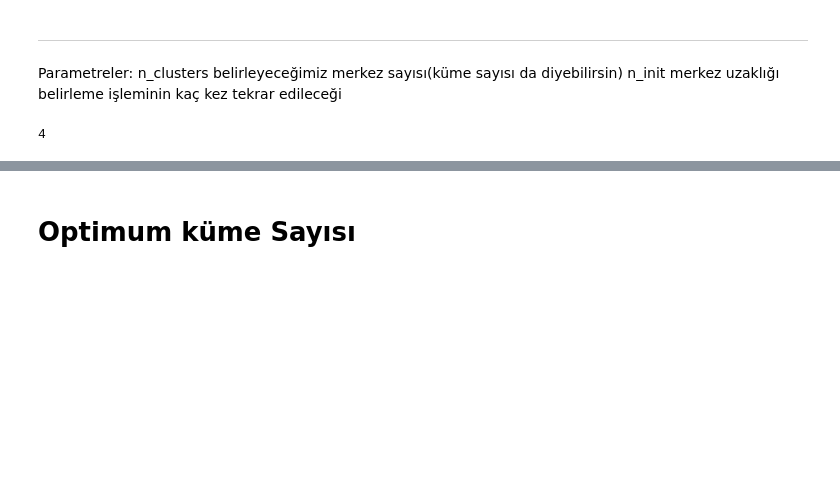
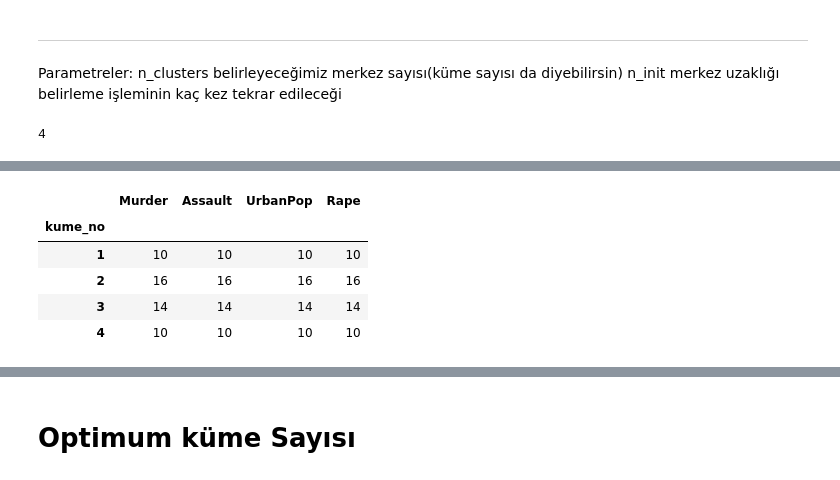
Before and after one commit to GokceSoylu/Machine_Learing, a Jupyter notebook: K_means/K_means.ipynb, the cells around one changed output, grey strips where cells are left out. Cells and saved outputs as stored; diff of their text form; code cells hidden in the pictures; blank space fills up the shorter version.

Commit message:
groupby method added

```diff
--- a/K_means/K_means.ipynb
+++ b/K_means/K_means.ipynb
@@ -192,3 +192,12 @@ df["kume_no"].value_counts().plot.barh()
+# %%
+df.groupby("kume_no").count()
+# %% [output]
+|  | Murder | Assault | UrbanPop | Rape |
+| kume_no |  |  |  |  |
+| 1 | 10 | 10 | 10 | 10 |
+| 2 | 16 | 16 | 16 | 16 |
+| 3 | 14 | 14 | 14 | 14 |
+| 4 | 10 | 10 | 10 | 10 |
 # %%
 #hangi eyalet hangi kümede görselleştirerek görelim
 sns.scatterplot(y=df.index, x=df["kume_no"], hue=df["kume_no"], data=df)
```
Also changed, not shown: parts of 9 cells of this notebook.
